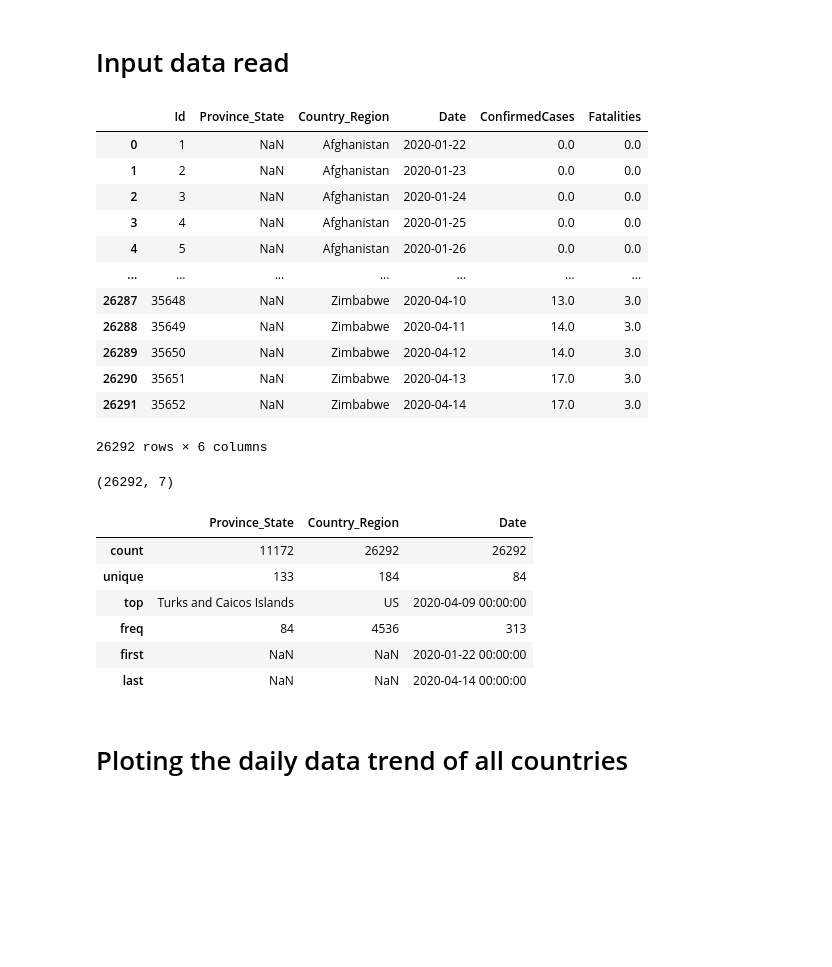
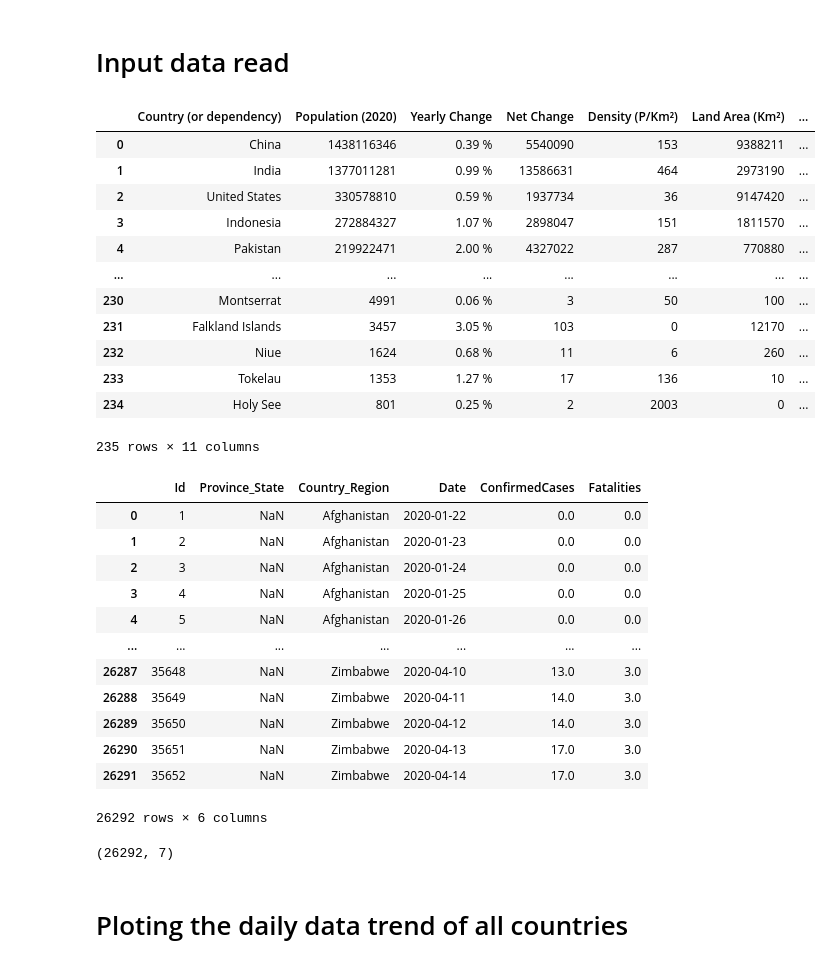
Before and after one commit to tusharghoshbd/covid-19-global-forecast-xgboost, a Jupyter notebook: Covid-19 global forecasting.ipynb, the cells around one changed output. Drawn from its saved outputs; the diff is of its cells as text; code cells hidden in the pictures; blank space fills up the shorter version.

```diff
--- a/Covid-19 global forecasting.ipynb
+++ b/Covid-19 global forecasting.ipynb
@@ -9,12 +9,34 @@ import time
 import datetime
 
 from xgboost import XGBRegressor
+
+from sklearn.metrics import accuracy_score
+
+pd.options.display.max_columns = 500
 # %% [markdown]
 # Input data read
 # %%
 test = pd.read_csv("data/input/test-week-4.csv")
 train = pd.read_csv("data/input/train-week-4.csv")
 population = pd.read_csv("data/input/population_by_country_2020.csv")
+
+population.loc[population['Fert. Rate']== 'N.A.', 'Fert. Rate' ] = 0
+population.loc[population['Med. Age']== 'N.A.', 'Med. Age' ] = 0
+display(population)
+# %% [output]
+|  | Country (or dependency) | Population (2020) | Yearly Change | Net Change | Density (P/Km²) | Land Area (Km²) | ... |
+| 0 | China | 1438116346 | 0.39 % | 5540090 | 153 | 9388211 | ... |
+| 1 | India | 1377011281 | 0.99 % | 13586631 | 464 | 2973190 | ... |
+| 2 | United States | 330578810 | 0.59 % | 1937734 | 36 | 9147420 | ... |
+| 3 | Indonesia | 272884327 | 1.07 % | 2898047 | 151 | 1811570 | ... |
+| 4 | Pakistan | 219922471 | 2.00 % | 4327022 | 287 | 770880 | ... |
+| ... | ... | ... | ... | ... | ... | ... | ... |
+| 230 | Montserrat | 4991 | 0.06 % | 3 | 50 | 100 | ... |
+| 231 | Falkland Islands | 3457 | 3.05 % | 103 | 0 | 12170 | ... |
+| 232 | Niue | 1624 | 0.68 % | 11 | 6 | 260 | ... |
+| 233 | Tokelau | 1353 | 1.27 % | 17 | 136 | 10 | ... |
+| 234 | Holy See | 801 | 0.25 % | 2 | 2003 | 0 | ... |
+235 rows × 11 columns
 # %%
 display(train)
 
@@ -23,6 +45,9 @@ train['Day_num'] = preprocessing.LabelEncoder().fit_transform(train.Date)
 
 display(train.shape)
 train[['Province_State','Country_Region','Date']].describe()
+
+# test data preparation
+test['Date'] = pd.to_datetime(test['Date'])
 # %% [output]
 |  | Id | Province_State | Country_Region | Date | ConfirmedCases | Fatalities |
 | 0 | 1 | NaN | Afghanistan | 2020-01-22 | 0.0 | 0.0 |
@@ -38,13 +63,6 @@ train[['Province_State','Country_Region','Date']].describe()
 | 26291 | 35652 | NaN | Zimbabwe | 2020-04-14 | 17.0 | 3.0 |
 26292 rows × 6 columns
 (26292, 7)
-|  | Province_State | Country_Region | Date |
-| count | 11172 | 26292 | 26292 |
-| unique | 133 | 184 | 84 |
-| top | Turks and Caicos Islands | US | 2020-04-09 00:00:00 |
-| freq | 84 | 4536 | 313 |
-| first | NaN | NaN | 2020-01-22 00:00:00 |
-| last | NaN | NaN | 2020-04-14 00:00:00 |
 # %% [markdown]
 # Ploting the  daily data trend of all countries
 # %%
```
Also changed, not shown: parts of 10 cells of this notebook, 2 other files.
